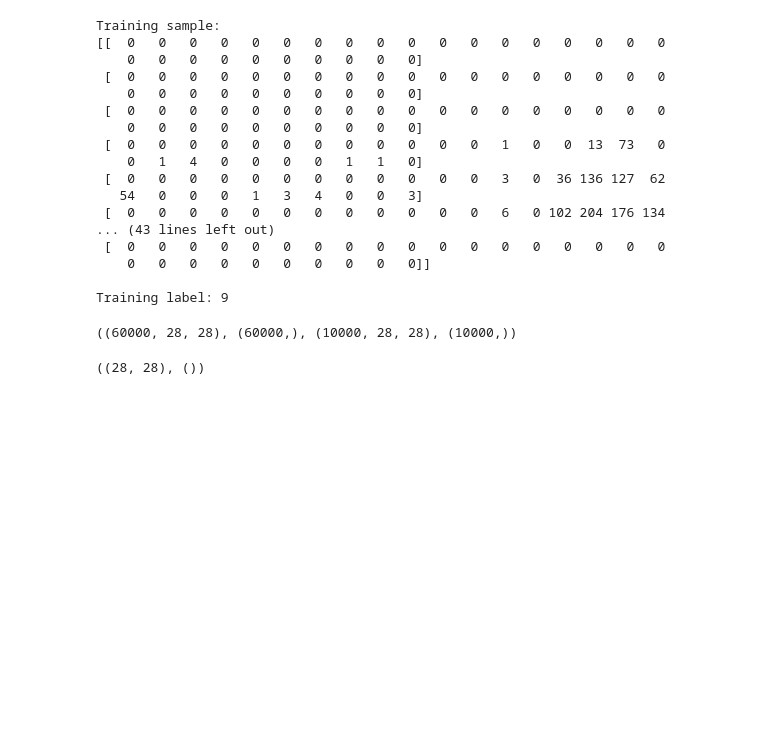
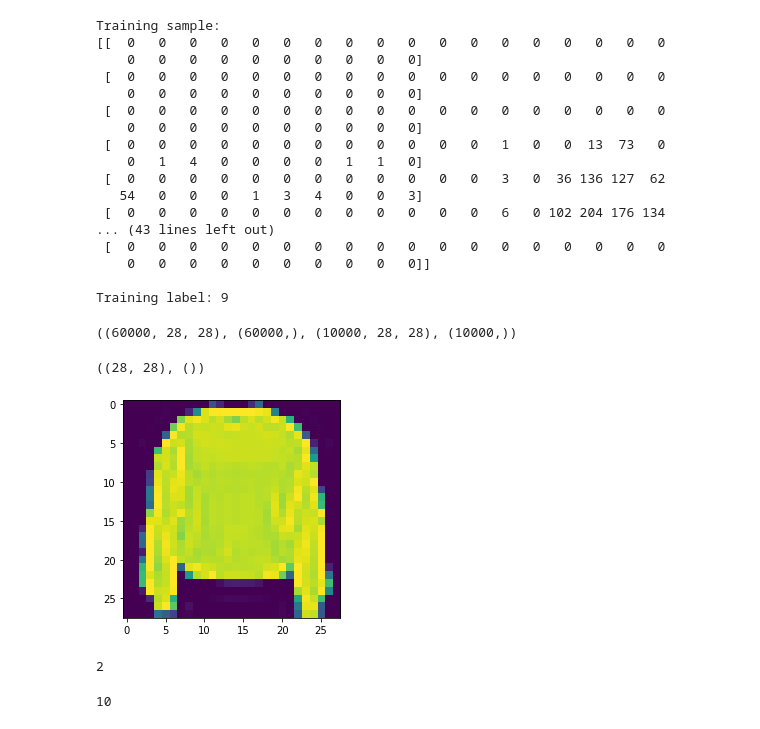
Before and after one commit to Axl11475581/TensorFlow-Certificate, a Jupyter notebook: 2_0_N_N_Classification.ipynb, the cells around one changed output. Drawn from its saved outputs; the diff is of its cells as text; code cells hidden in the pictures; blank space fills up the shorter version.

```diff
--- a/2_0_N_N_Classification.ipynb
+++ b/2_0_N_N_Classification.ipynb
@@ -1017,3 +1017,23 @@ train_data.shape, train_labels.shape, test_data.shape, test_labels.shape
 train_data[0].shape, train_labels[0].shape
 # %% [output]
 ((28, 28), ())
+# %%
+# Plot a single example
+import matplotlib.pyplot as plt
+plt.imshow(train_data[7]);
+# %% [output]
+[figure, added]
+# %%
+# Check our samples label
+train_labels[7]
+# %% [output]
+2
+# %%
+# Create a small list so we can index onto the training labels so they're human-readable
+class_names = ['T-shirt/top', 'Trouser', 'Pullover', 'Dress', 'Coat',
+               'Sandal', 'Shirt', 'Sneaker', 'Bag', 'Ankle boot']
+
+# How many classes are there (this'll be our output shape)?
+len(class_names)
+# %% [output]
+10
```
Also changed, not shown: parts of 2 cells of this notebook.
